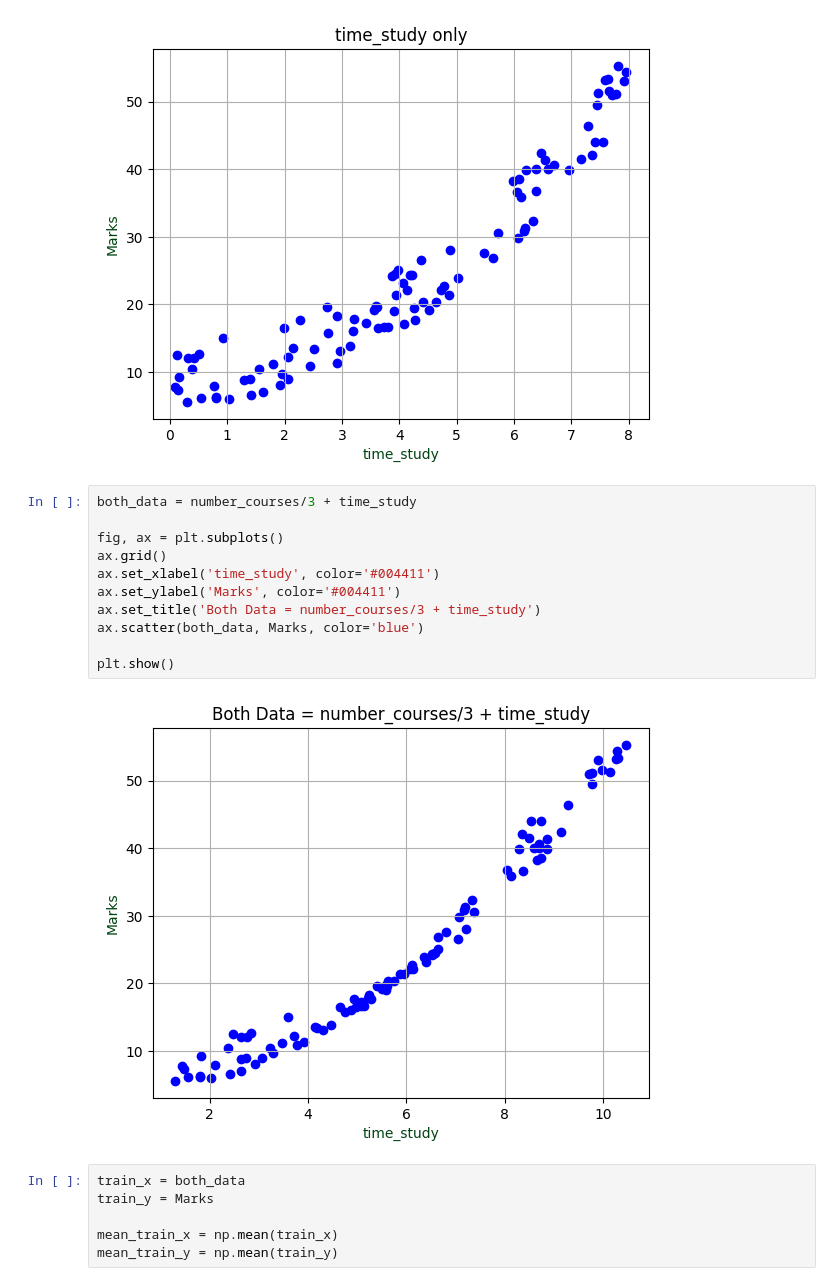
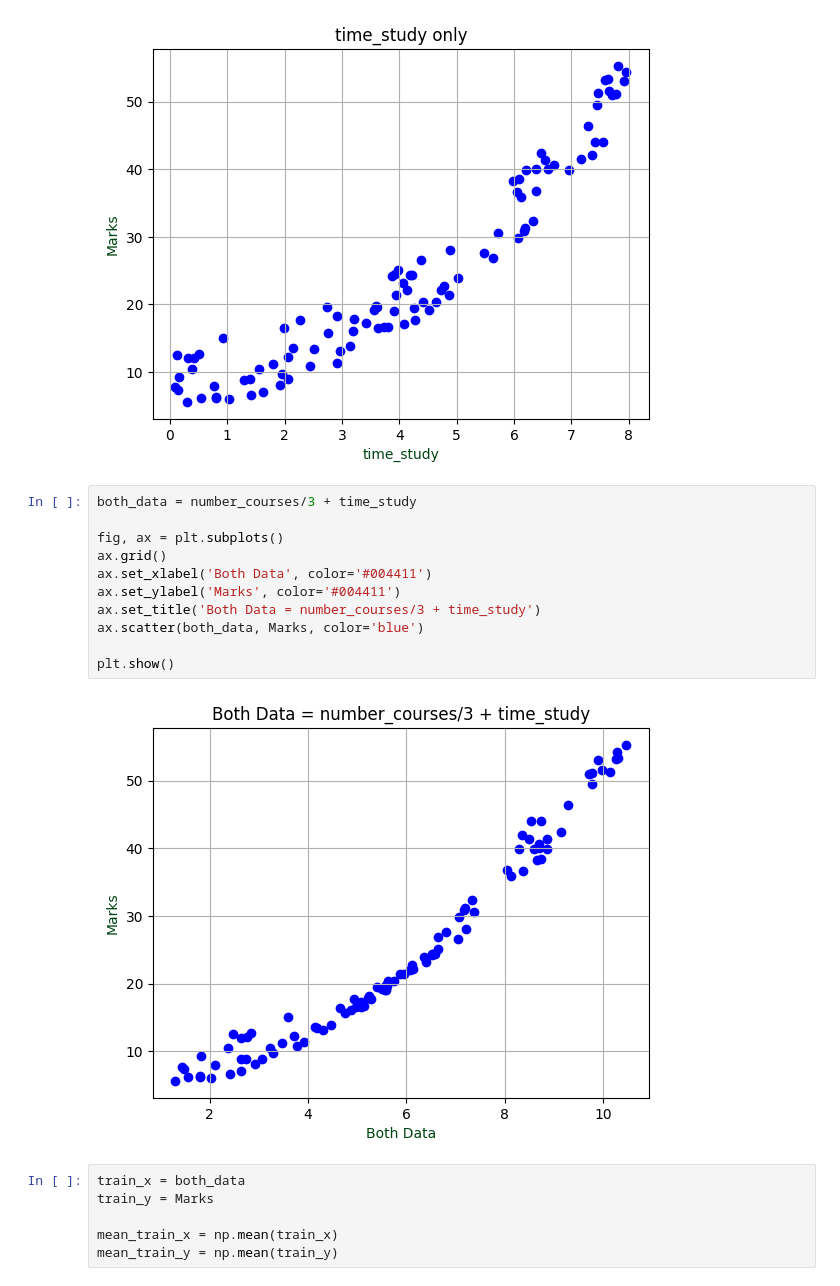
Before and after one commit to Rokabpy/Linear-Regression, a Jupyter notebook: Student_Marks.ipynb, the cells around one changed output. Drawn from its saved outputs; the diff is of its cells as text.

```diff
--- a/Student_Marks.ipynb
+++ b/Student_Marks.ipynb
@@ -37,16 +37,16 @@ plt.show()
 # %%
 both_data = number_courses/3 + time_study
 
 fig, ax = plt.subplots()
 ax.grid()
-ax.set_xlabel('time_study', color='#004411')
+ax.set_xlabel('Both Data', color='#004411')
 ax.set_ylabel('Marks', color='#004411')
 ax.set_title('Both Data = number_courses/3 + time_study')
 ax.scatter(both_data, Marks, color='blue')
 
 plt.show()
 # %% [output]
-[figure, old version]
+[figure, new version]
 # %%
 train_x = both_data
 train_y = Marks
```
